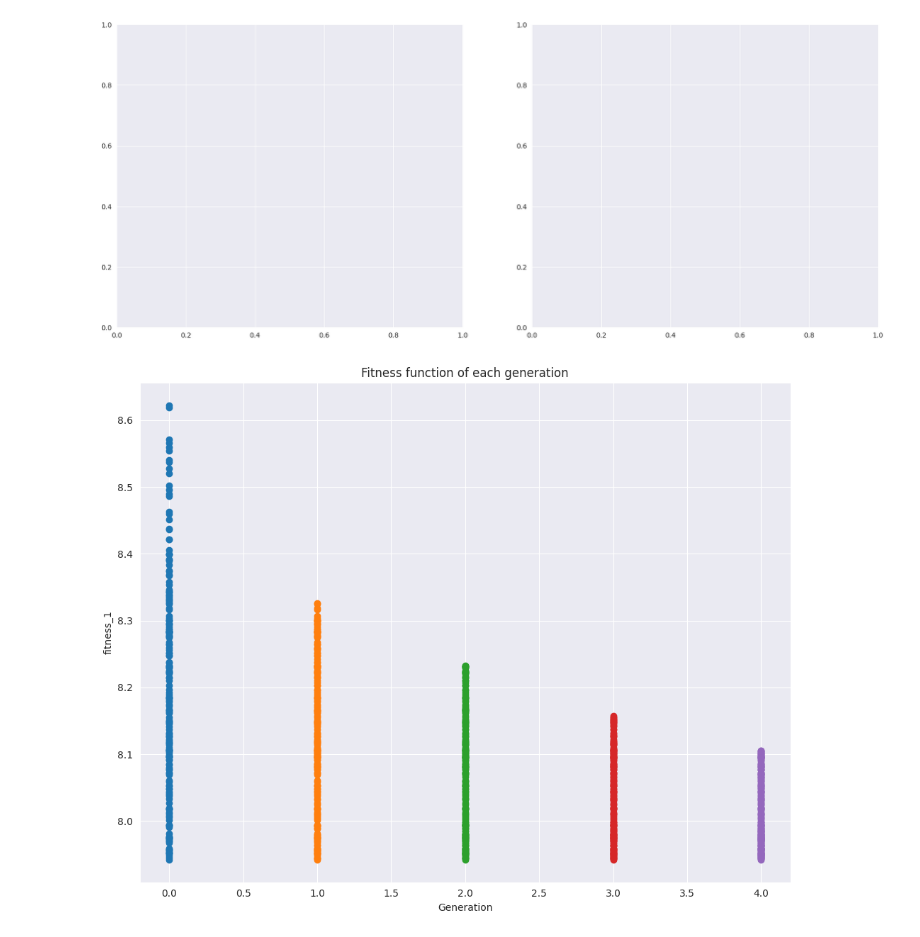
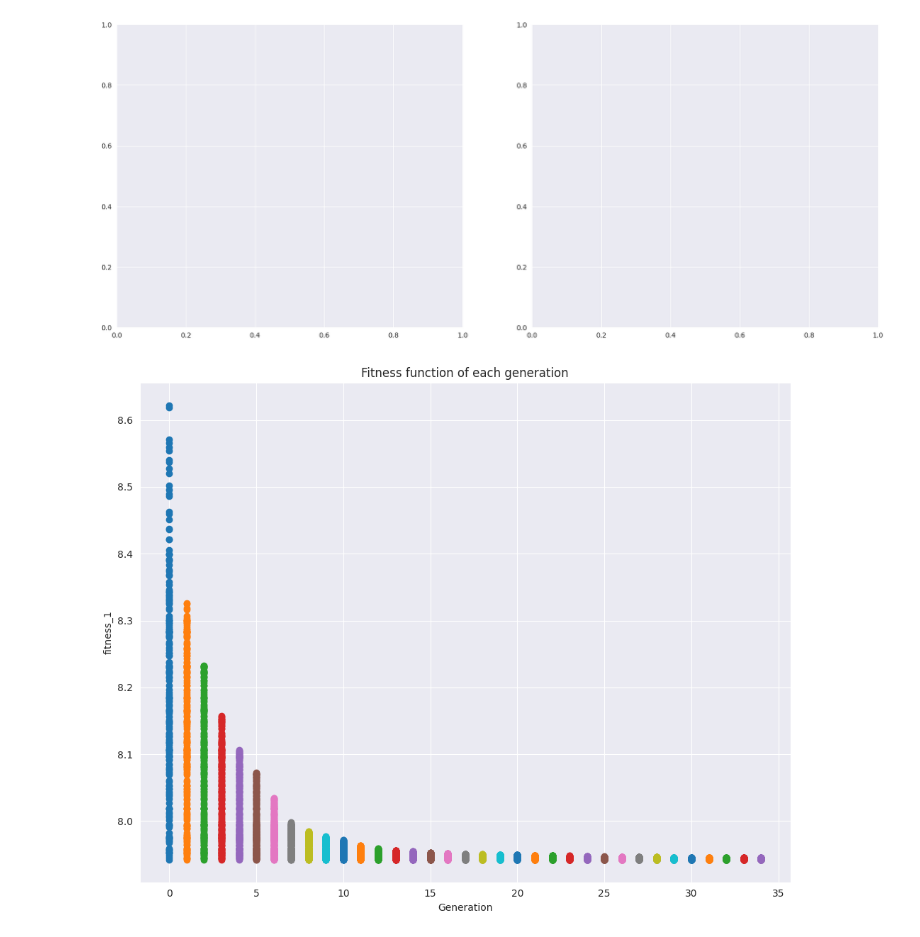
Before and after one commit to tuturax/BadAss, a Jupyter notebook: plot_figures.ipynb, the cells around one changed output. Saved outputs shown, nothing was run; the diff lists cells and outputs as text; code cells hidden in the pictures.

```diff
--- a/plot_figures.ipynb
+++ b/plot_figures.ipynb
@@ -57,22 +57,24 @@ IndexError: list index out of range
 # %%
 df = []
 fig = plt.figure(figsize=(10, 8))
 axes = plt.axes()
 
-for i in range(5) :
+last_gen = 35
+
+for i in range(last_gen) :
     data_file = f"./unique-name/42-population.csv-generation-{i}.csv"
     df = pd.read_csv(data_file)
 
     x = df[fitness_names[0]].values
     y = [i for _ in x]
 
     axes.scatter(y, x)
 
     axes.set_title("Fitness function of each generation")
     axes.set_xlabel("Generation")
     axes.set_ylabel(fitness_names[0])
 
 plt.tight_layout()
 plt.show()
 # %% [output]
-[figure, old version]
+[figure, new version]
```
Also changed, not shown: 13 other files.
